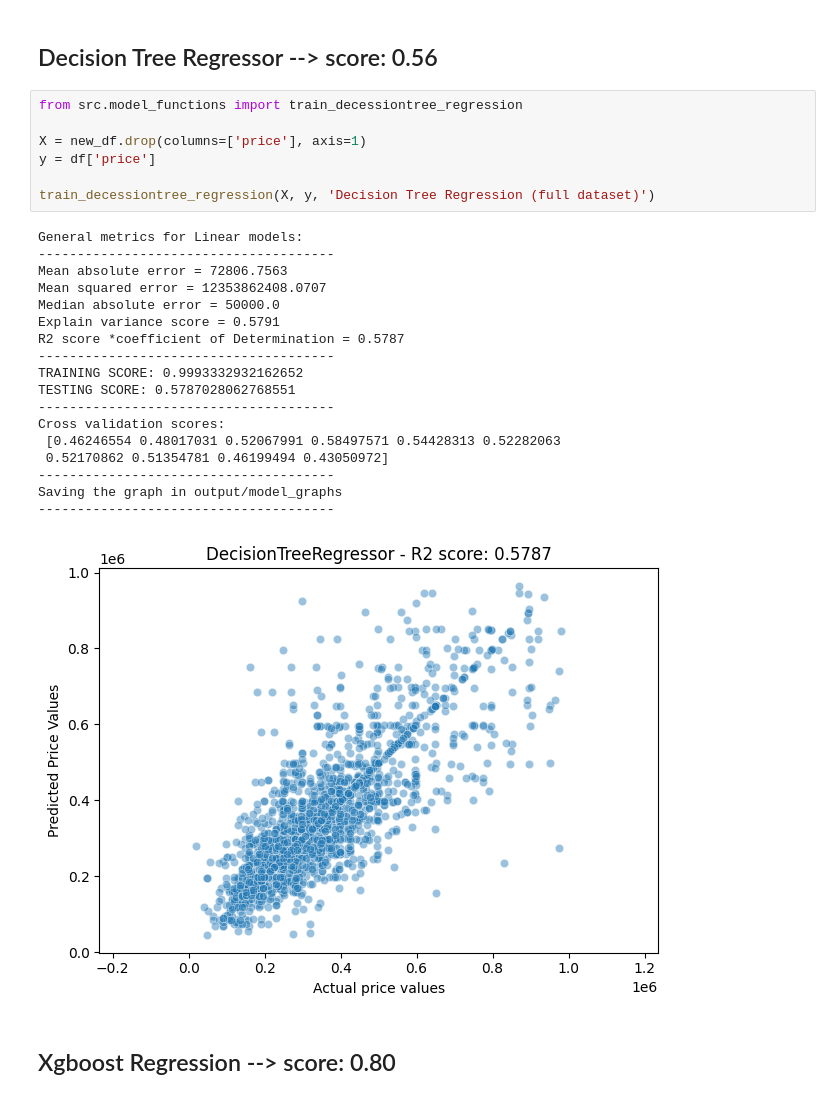
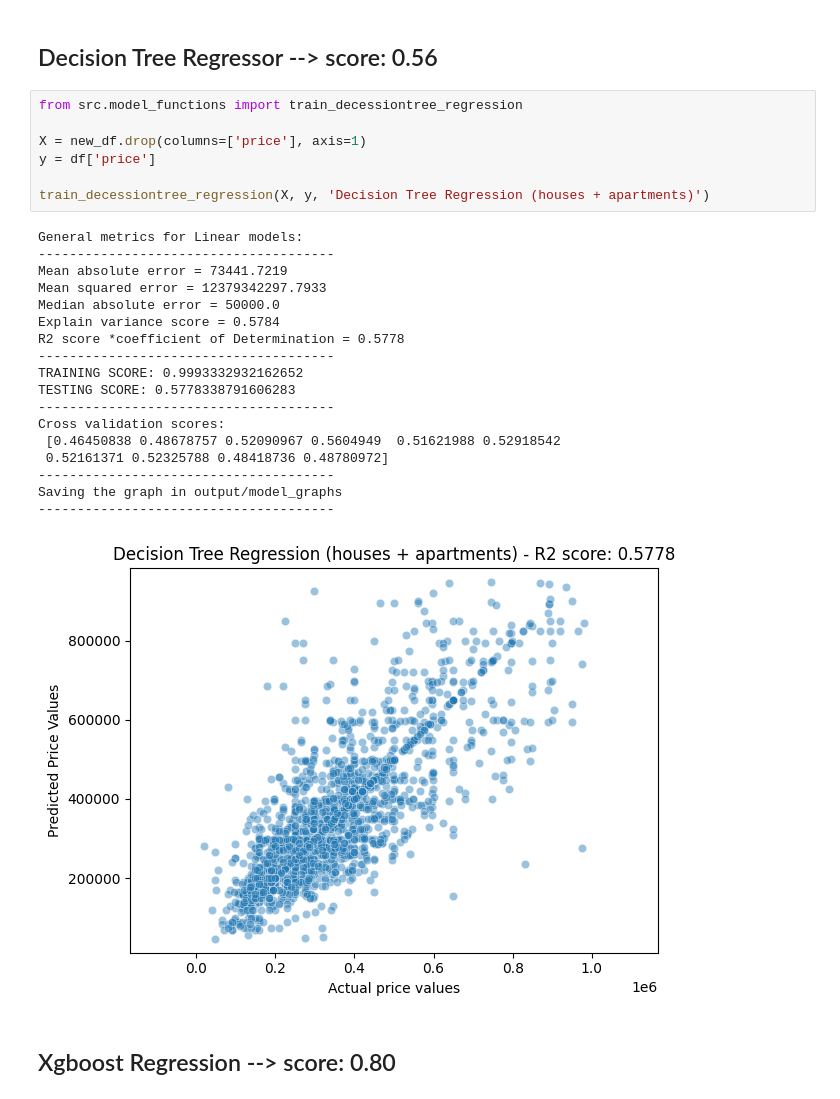
Before and after one commit to nikolaaswillaert/ImmoElizaDataAnalysis, a Jupyter notebook: main.ipynb, the cells around one changed output. Cells and saved outputs as stored; diff of their text form.

Commit message:
run of graphs

```diff
--- a/main.ipynb
+++ b/main.ipynb
@@ -324,29 +362,29 @@ Saving the graph in output/model_graphs
 # %%
 from src.model_functions import train_decessiontree_regression
 
 X = new_df.drop(columns=['price'], axis=1)
 y = df['price']
 
-train_decessiontree_regression(X, y, 'Decision Tree Regression (full dataset)')
+train_decessiontree_regression(X, y, 'Decision Tree Regression (houses + apartments)')
 # %% [output]
 General metrics for Linear models:
 --------------------------------------
-Mean absolute error = 72806.7563
-Mean squared error = 12353862408.0707
+Mean absolute error = 73441.7219
+Mean squared error = 12379342297.7933
 Median absolute error = 50000.0
-Explain variance score = 0.5791
-R2 score *coefficient of Determination = 0.5787
+Explain variance score = 0.5784
+R2 score *coefficient of Determination = 0.5778
 --------------------------------------
 TRAINING SCORE: 0.9993332932162652
-TESTING SCORE: 0.5787028062768551
+TESTING SCORE: 0.5778338791606283
 --------------------------------------
 Cross validation scores:
- [0.46246554 0.48017031 0.52067991 0.58497571 0.54428313 0.52282063
- 0.52170862 0.51354781 0.46199494 0.43050972]
+ [0.46450838 0.48678757 0.52090967 0.5604949  0.51621988 0.52918542
+ 0.52161371 0.52325788 0.48418736 0.48780972]
 --------------------------------------
 Saving the graph in output/model_graphs
 --------------------------------------
-[figure, old version]
+[figure, new version]
 # %% [markdown]
 ## Xgboost Regression --> score: 0.80
 # %%
```
Also changed, not shown: parts of 31 cells of this notebook, 34 other files.
